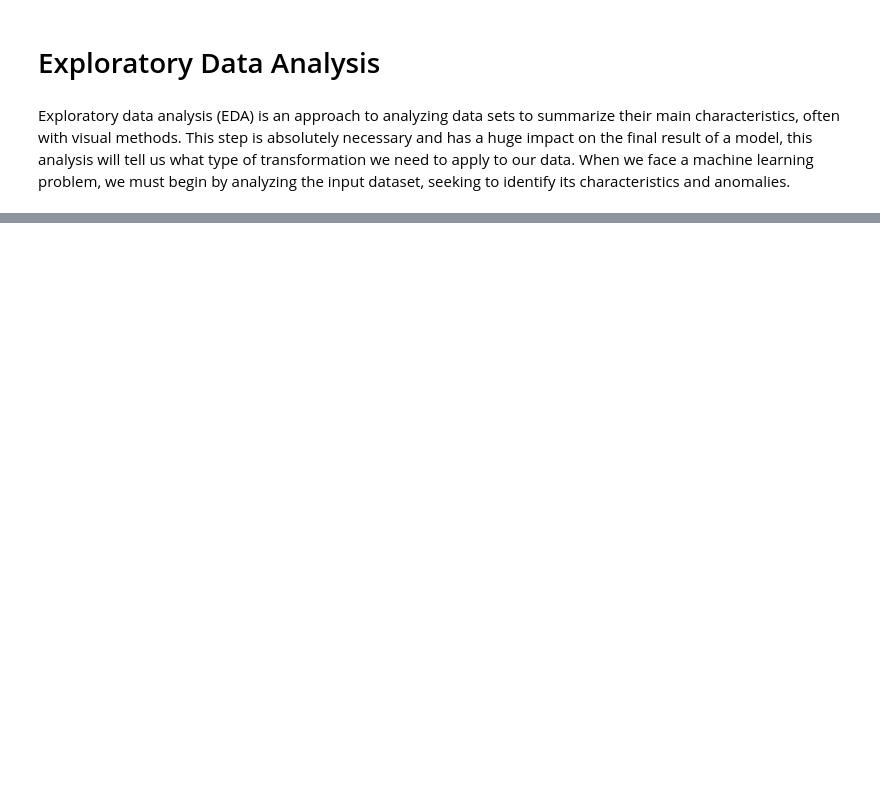
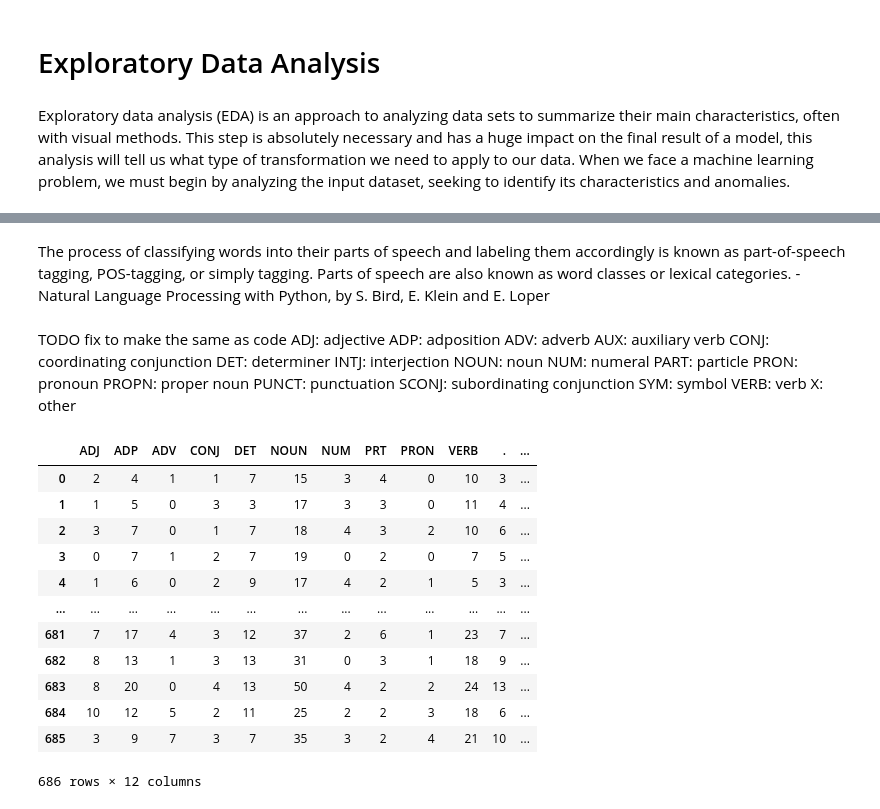
Before and after one commit to gladwel/DIP, a Jupyter notebook: DAO_summarization_processing.ipynb, the cells around one changed output, grey strips where cells are left out. Cells and saved outputs as stored; diff of their text form; code cells hidden in the pictures; blank space fills up the shorter version.

```diff
--- a/DAO_summarization_processing.ipynb
+++ b/DAO_summarization_processing.ipynb
@@ -26,0 +379,2 @@ FileNotFoundError: [Errno 2] No such file or directory: 'data/Inshorts Cleaned D
+# %% [markdown]
+The process of classifying words into their parts of speech and labeling them accordingly is known as part-of-speech tagging, POS-tagging, or simply tagging. Parts of speech are also known as word classes or lexical categories. - Natural Language Processing with Python, by S. Bird, E. Klein and E. Loper
@@ -26,0 +385,19 @@ FileNotFoundError: [Errno 2] No such file or directory: 'data/Inshorts Cleaned D
+# %% [markdown]
+TODO fix to make the same as code
+ADJ: adjective
+ADP: adposition
+ADV: adverb
+AUX: auxiliary verb
+CONJ: coordinating conjunction
+DET: determiner
+INTJ: interjection
+NOUN: noun
+NUM: numeral
+PART: particle
+PRON: pronoun
+PROPN: proper noun
+PUNCT: punctuation
+SCONJ: subordinating conjunction
+SYM: symbol
+VERB: verb
+X: other
@@ -26,0 +427,16 @@ FileNotFoundError: [Errno 2] No such file or directory: 'data/Inshorts Cleaned D
+# %%
+df_summary
+# %% [output]
+|  | ADJ | ADP | ADV | CONJ | DET | NOUN | NUM | PRT | PRON | VERB | . | ... |
+| 0 | 2 | 4 | 1 | 1 | 7 | 15 | 3 | 4 | 0 | 10 | 3 | ... |
+| 1 | 1 | 5 | 0 | 3 | 3 | 17 | 3 | 3 | 0 | 11 | 4 | ... |
+| 2 | 3 | 7 | 0 | 1 | 7 | 18 | 4 | 3 | 2 | 10 | 6 | ... |
+| 3 | 0 | 7 | 1 | 2 | 7 | 19 | 0 | 2 | 0 | 7 | 5 | ... |
+| 4 | 1 | 6 | 0 | 2 | 9 | 17 | 4 | 2 | 1 | 5 | 3 | ... |
+| ... | ... | ... | ... | ... | ... | ... | ... | ... | ... | ... | ... | ... |
+| 681 | 7 | 17 | 4 | 3 | 12 | 37 | 2 | 6 | 1 | 23 | 7 | ... |
+| 682 | 8 | 13 | 1 | 3 | 13 | 31 | 0 | 3 | 1 | 18 | 9 | ... |
+| 683 | 8 | 20 | 0 | 4 | 13 | 50 | 4 | 2 | 2 | 24 | 13 | ... |
+| 684 | 10 | 12 | 5 | 2 | 11 | 25 | 2 | 2 | 3 | 18 | 6 | ... |
+| 685 | 3 | 9 | 7 | 3 | 7 | 35 | 3 | 2 | 4 | 21 | 10 | ... |
+686 rows × 12 columns
```
Also changed, not shown: parts of 35 cells of this notebook, 1 other file.
